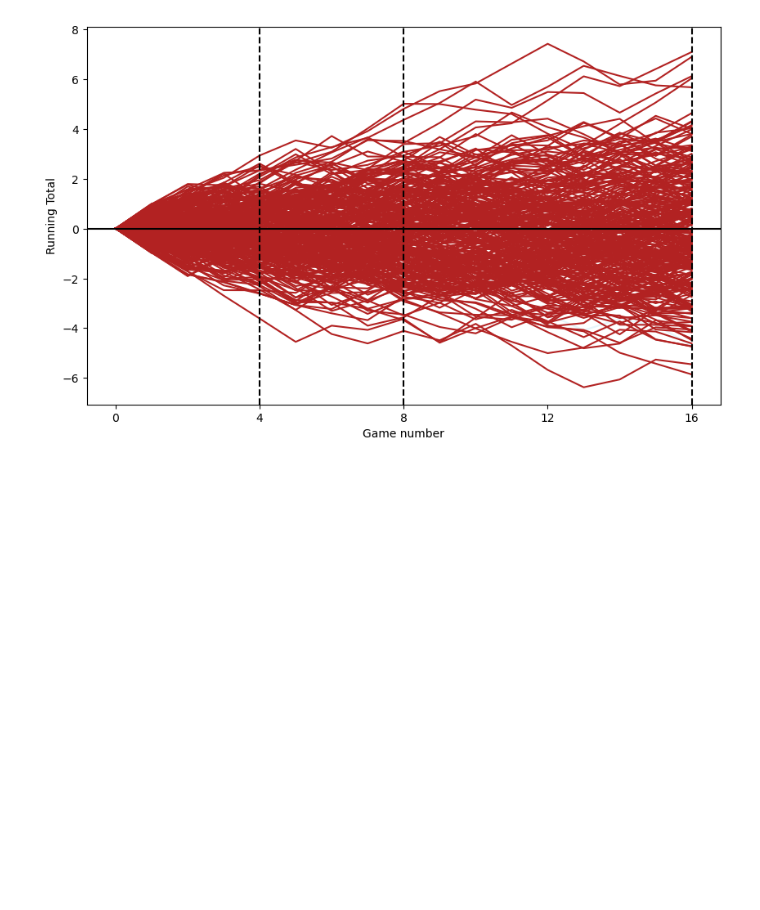
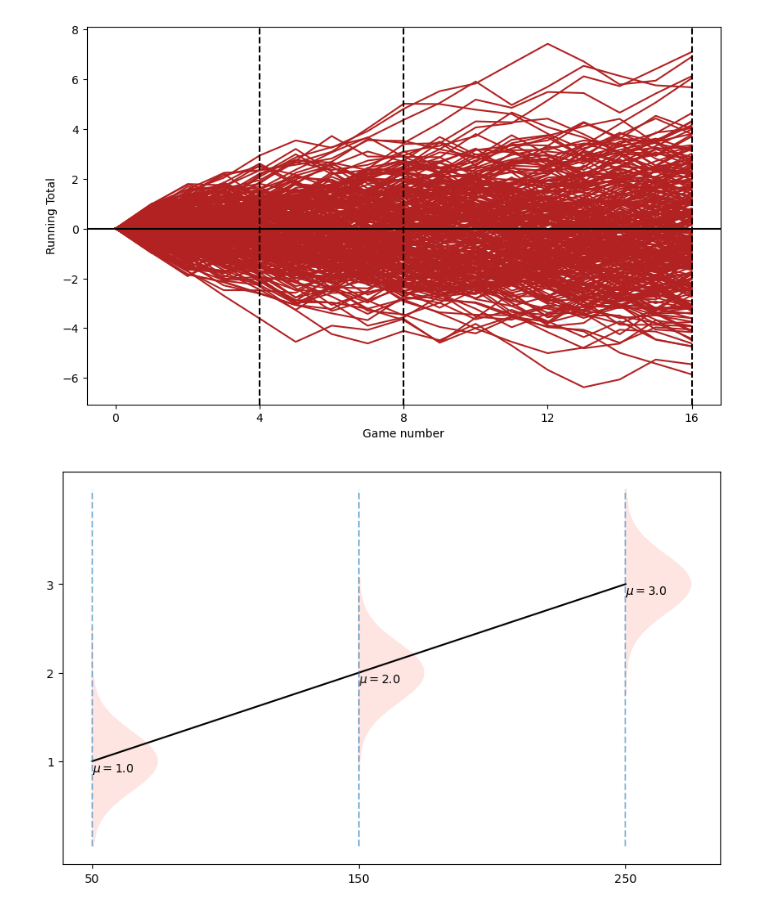
Before and after one commit to febse/econ2024-de, a Jupyter notebook: 02-Review/02-Probability.ipynb, the cells around one changed output. Cells and saved outputs as stored; diff of their text form; code cells hidden in the pictures; blank space fills up the shorter version.

Commit message:
Add plot stubs

```diff
--- a/02-Review/02-Probability.ipynb
+++ b/02-Review/02-Probability.ipynb
@@ -146,3 +146,45 @@ plt.xticks([0, 4, 8, 12, 16])
 plt.show()
 # %% [output]
 [figure]
+# %%
+import pandas as pd
+import numpy as np
+import matplotlib.pyplot as plt
+from scipy.stats import norm
+
+# Define variables
+x_breaks = np.array([50, 150, 250])
+y_hat = 0.5 + 0.01 * x_breaks
+
+# Create a DataFrame similar to expand_grid in R
+dt = pd.DataFrame(np.array(np.meshgrid(np.arange(1, 2001), x_breaks)).T.reshape(-1,2), columns=['B', 'x'])
+
+# Add mu, y, and dy columns
+dt['mu'] = 0.5 + 0.01 * dt['x']
+dt['y'] = np.random.normal(loc=dt['mu'], scale=0.33)
+dt['dy'] = dt['x'] + 20 * norm.pdf(dt['y'], loc=dt['mu'], scale=0.33)
+
+# Sort values
+dt = dt.sort_values(['x', 'dy'])
+
+# Plotting
+plt.figure(figsize=(10, 6))
+
+# Assuming 'invoices' is a DataFrame with 'Invoices' and 'Time' columns
+# plt.scatter(invoices['Invoices'], invoices['Time'], alpha=0.5)
+
+for x_val in dt['x'].unique():
+    dt_x = dt[dt['x'] == x_val]
+    plt.plot(dt_x['dy'], dt_x['y'], alpha=0.2, color='salmon')
+
+plt.plot(dt['x'], dt['mu'], color='black')
+plt.vlines(x_breaks, ymin=dt['y'].min(), ymax=dt['y'].max(), linestyles='dashed', alpha=0.5)
+
+for x_val, y_val in zip(x_breaks, y_hat):
+    plt.text(x_val, y_val, r'$\mu = {}$'.format(round(y_val, 1)), va='top')
+
+plt.xticks(x_breaks)
+plt.yticks(0.5 + 0.01 * x_breaks)
+plt.show()
+# %% [output]
+[figure, added]
```
